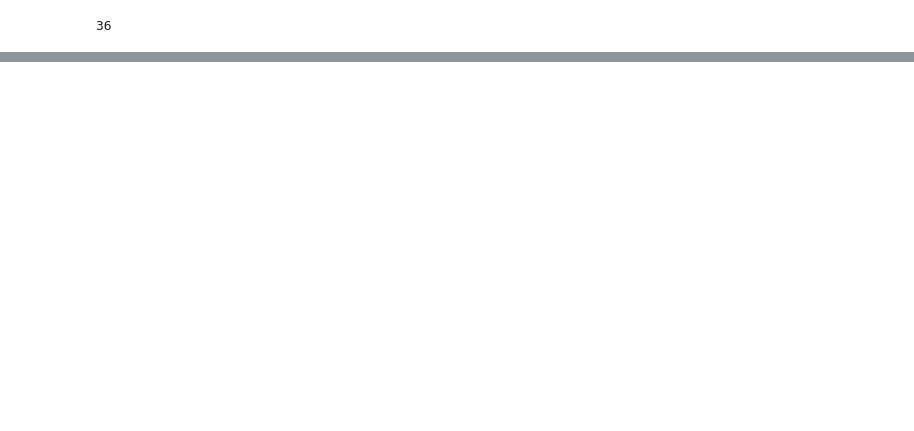
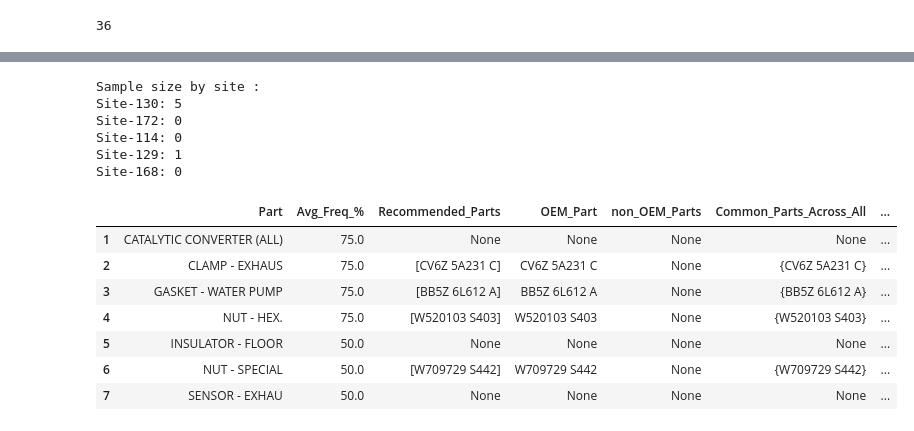
Before and after one commit to MeliPax/SPG, a Jupyter notebook: research/maximus_part_recomendation.ipynb, the cells around one changed output, grey strips where cells are left out. Drawn from its saved outputs; the diff is of its cells as text; code cells hidden in the pictures; blank space fills up the shorter version.

Commit message:
Adding chrome search to add missing values in column  trim

```diff
--- a/research/maximus_part_recomendation.ipynb
+++ b/research/maximus_part_recomendation.ipynb
@@ -2175,8 +2214,34 @@ Site-168: 28
 # %%
 
 key_wrd = key_wrds[2]
-results130_catal = execute_model(request_tbl_df = request_tbl_130, search_key_words = key_wrd, labour_line_df = labourline_tbl_130, parts_line_df = partslines_tbl_130, similarity_threshold=0.7, ignore_words=[" - "], groups=groups)
-results172_catal = execute_model(request_tbl_df = request_tbl_172, search_key_words = key_wrd, labour_line_df = labourline_tbl_172, parts_line_df = partslines_tbl_172, similarity_threshold=0.7, ignore_words=[" - "], groups=groups)
-results114_catal = execute_model(request_tbl_df = request_tbl_114, search_key_words = key_wrd, labour_line_df = labourline_tbl_114, parts_line_df = partslines_tbl_114, similarity_threshold=0.7, ignore_words=[" - "], groups=groups)
-results129_catal = execute_model(request_tbl_df = request_tbl_129, search_key_words = key_wrd, labour_line_df = labourline_tbl_129, parts_line_df = partslines_tbl_129, similarity_threshold=0.7, ignore_words=[" - "], groups=groups)
-results168_catal = execute_model(request_tbl_df = request_tbl_168, search_key_words = key_wrd, labour_line_df = labourline_tbl_168, parts_line_df = partslines_tbl_168, similarity_threshold=0.7, ignore_words=[" - "], groups=groups)
+results130_catal = execute_model_trim_filter(request_tbl_df = request_tbl_130, search_key_words = key_wrd, parts_line_df = partslines_tbl_130, groups=groups, vehTrim= vehTrim)
+results172_catal = execute_model_trim_filter(request_tbl_df = request_tbl_172, search_key_words = key_wrd, parts_line_df = partslines_tbl_172, groups=groups, vehTrim= vehTrim)
+results114_catal = execute_model_trim_filter(request_tbl_df = request_tbl_114, search_key_words = key_wrd, parts_line_df = partslines_tbl_114, groups=groups, vehTrim= vehTrim)
+results129_catal = execute_model_trim_filter(request_tbl_df = request_tbl_129, search_key_words = key_wrd, parts_line_df = partslines_tbl_129, groups=groups, vehTrim= vehTrim)
+results168_catal = execute_model_trim_filter(request_tbl_df = request_tbl_168, search_key_words = key_wrd, parts_line_df = partslines_tbl_168, groups=groups, vehTrim= vehTrim)
+
+
+data = {
+    "130": results130_catal,
+    "172": results172_catal,
+    "114": results114_catal,
+    "129": results129_catal,
+    "168": results168_catal
+}
+
+compare_recommended_partLists_side_by_side(data)
+# %% [output]
+Sample size by site :
+Site-130: 5
+Site-172: 0
+Site-114: 0
+Site-129: 1
+Site-168: 0
+|  | Part | Avg_Freq_% | Recommended_Parts | OEM_Part | non_OEM_Parts | Common_Parts_Across_All | ... |
+| 1 | CATALYTIC CONVERTER (ALL) | 75.0 | None | None | None | None | ... |
+| 2 | CLAMP - EXHAUS | 75.0 | [CV6Z 5A231 C] | CV6Z 5A231 C | None | {CV6Z 5A231 C} | ... |
+| 3 | GASKET - WATER PUMP | 75.0 | [BB5Z 6L612 A] | BB5Z 6L612 A | None | {BB5Z 6L612 A} | ... |
+| 4 | NUT - HEX. | 75.0 | [W520103 S403] | W520103 S403 | None | {W520103 S403} | ... |
+| 5 | INSULATOR - FLOOR | 50.0 | None | None | None | None | ... |
+| 6 | NUT - SPECIAL | 50.0 | [W709729 S442] | W709729 S442 | None | {W709729 S442} | ... |
+| 7 | SENSOR - EXHAU | 50.0 | None | None | None | None | ... |
```
Also changed, not shown: parts of 21 cells of this notebook, 21 other files.
